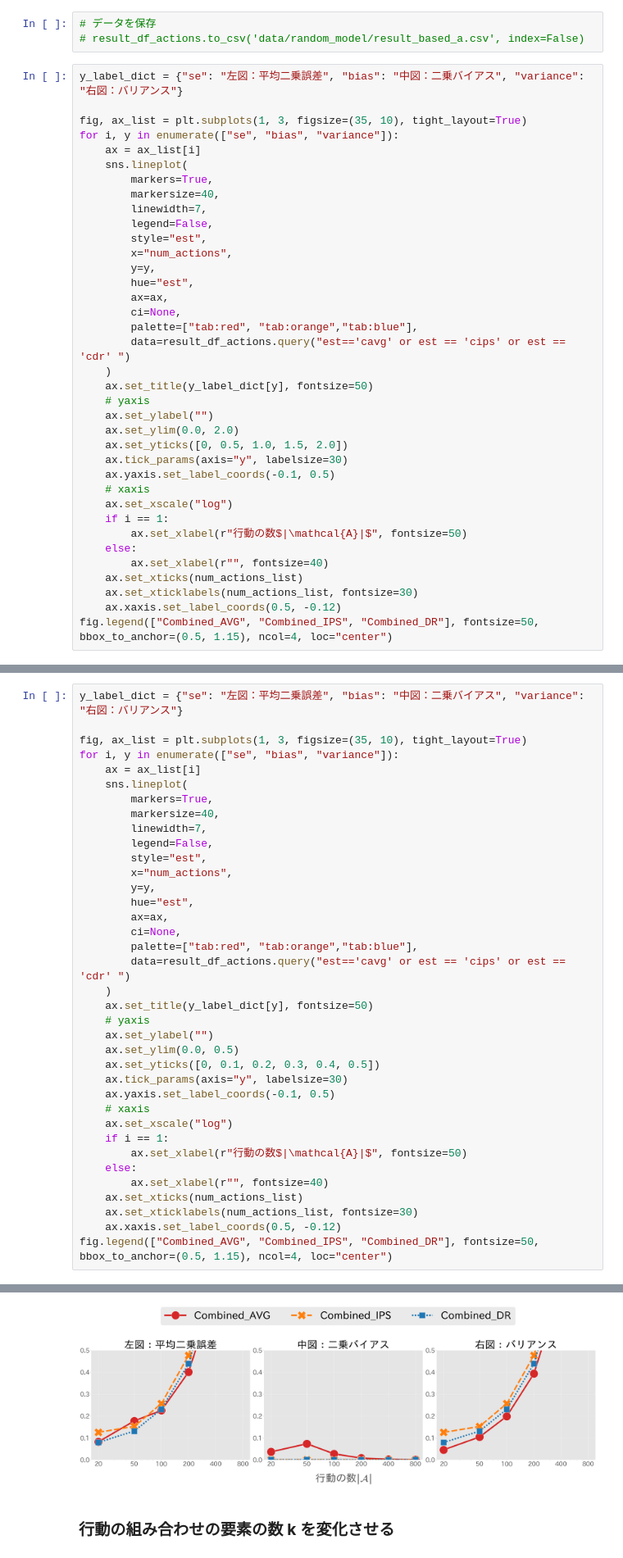
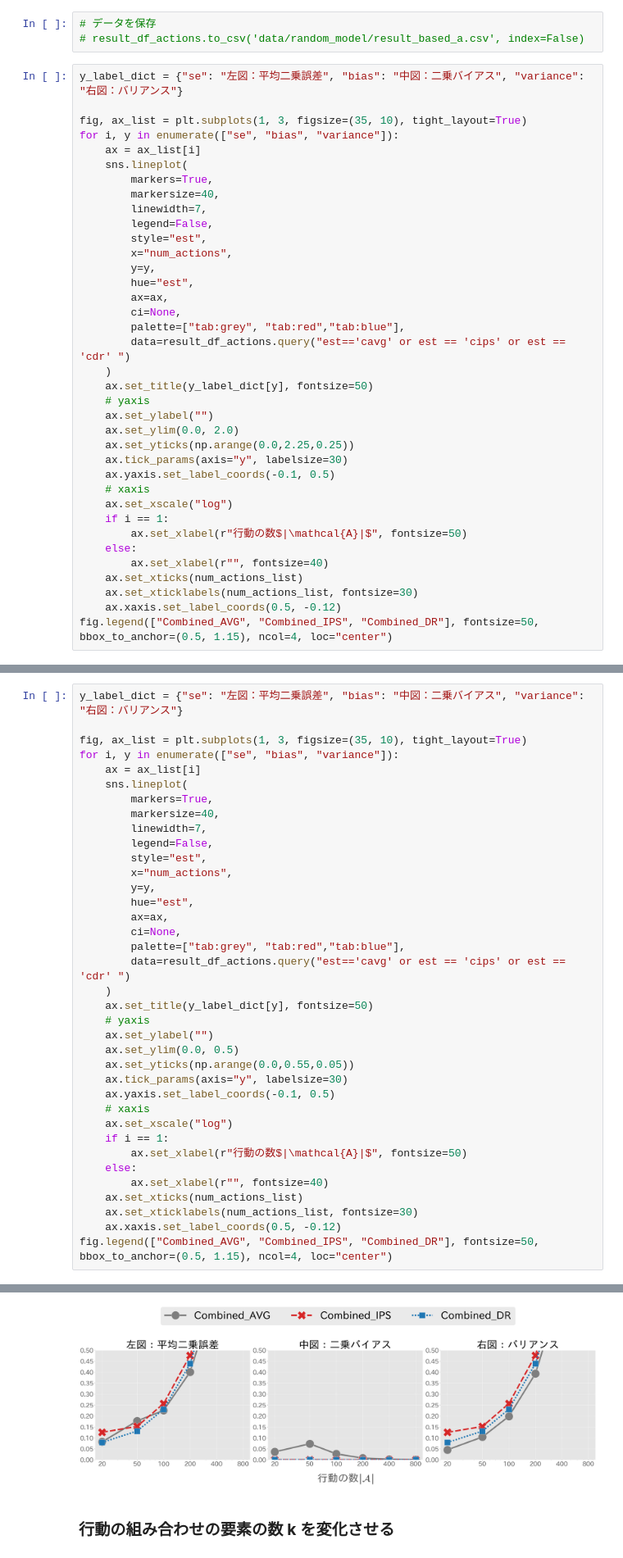
Before and after one commit to RickHub0115/Estimator-for-Offline-Policy-Evaluation-of-Recommending-Multiple-Actions-Considering-Platform-Wide-R, a Jupyter notebook: ope.ipynb, the cells around one changed output, grey strips where cells are left out. Shown at 82% size. Drawn from its saved outputs; the diff is of its cells as text.

```diff
--- a/ope.ipynb
+++ b/ope.ipynb
@@ -519,14 +227,14 @@ for i, y in enumerate(["se", "bias", "variance"]):
         hue="est",
         ax=ax,
         ci=None,
-        palette=["tab:red", "tab:orange","tab:blue"],
+        palette=["tab:grey", "tab:red","tab:blue"],
         data=result_df_actions.query("est=='cavg' or est == 'cips' or est == 'cdr' ")
     )
     ax.set_title(y_label_dict[y], fontsize=50)
     # yaxis
     ax.set_ylabel("")
     ax.set_ylim(0.0, 2.0)
-    ax.set_yticks([0, 0.5, 1.0, 1.5, 2.0])
+    ax.set_yticks(np.arange(0.0,2.25,0.25))
     ax.tick_params(axis="y", labelsize=30)
     ax.yaxis.set_label_coords(-0.1, 0.5)
     # xaxis
@@ -552,36 +260,36 @@ for i, y in enumerate(["se", "bias", "variance"]):
         markers=True,
         markersize=40,
         linewidth=7,
         legend=False,
         style="est",
         x="num_actions",
         y=y,
         hue="est",
         ax=ax,
         ci=None,
-        palette=["tab:red", "tab:orange","tab:blue"],
+        palette=["tab:grey", "tab:red","tab:blue"],
         data=result_df_actions.query("est=='cavg' or est == 'cips' or est == 'cdr' ")
     )
     ax.set_title(y_label_dict[y], fontsize=50)
     # yaxis
     ax.set_ylabel("")
     ax.set_ylim(0.0, 0.5)
-    ax.set_yticks([0, 0.1, 0.2, 0.3, 0.4, 0.5])
+    ax.set_yticks(np.arange(0.0,0.55,0.05))
     ax.tick_params(axis="y", labelsize=30)
     ax.yaxis.set_label_coords(-0.1, 0.5)
     # xaxis
     ax.set_xscale("log")
     if i == 1:
         ax.set_xlabel(r"行動の数$|\mathcal{A}|$", fontsize=50)
     else:
         ax.set_xlabel(r"", fontsize=40)
     ax.set_xticks(num_actions_list)
     ax.set_xticklabels(num_actions_list, fontsize=30)
     ax.xaxis.set_label_coords(0.5, -0.12)
 fig.legend(["Combined_AVG", "Combined_IPS", "Combined_DR"], fontsize=50, bbox_to_anchor=(0.5, 1.15), ncol=4, loc="center")
 # %% [output]
 <matplotlib.legend.Legend at 0x...>
-[figure, old version]
+[figure, new version]
 # %% [markdown]
 ### 行動の組み合わせの要素の数 **k** を変化させる
 # %%
```
Also changed, not shown: parts of 22 cells of this notebook.
